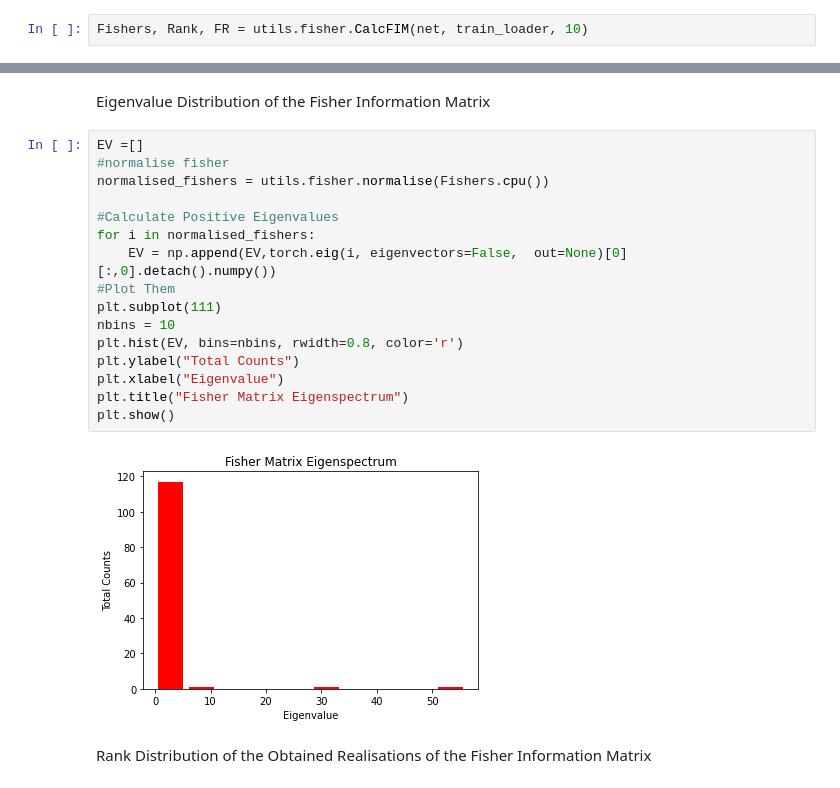
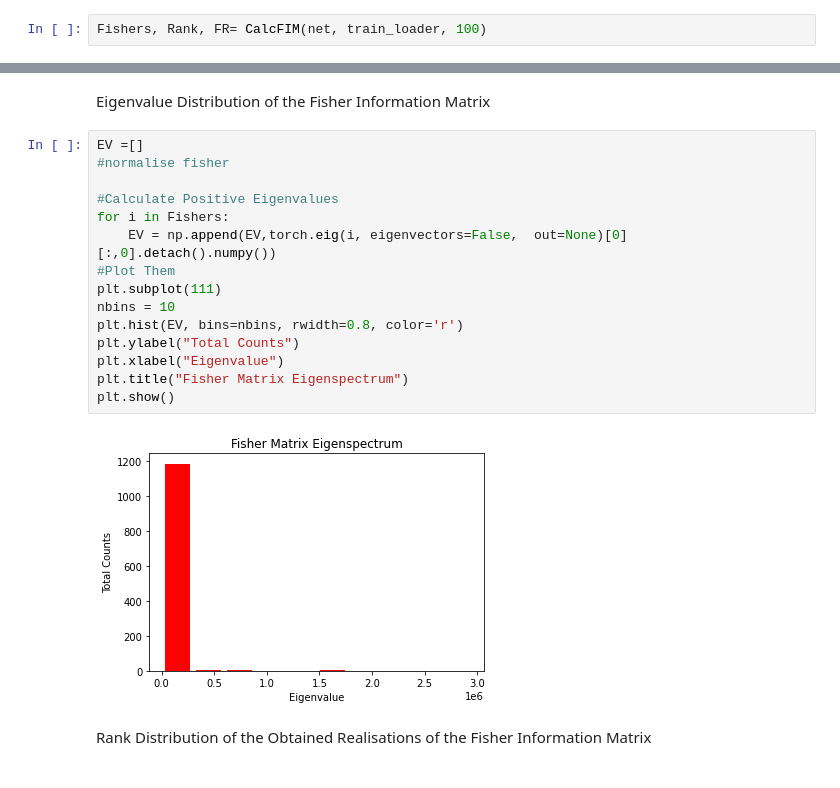
Before and after one commit to milpan/EquivariantSelfAttention, a Jupyter notebook: fisher_example.ipynb, the cells around one changed output, grey strips where cells are left out. Cells and saved outputs as stored; diff of their text form.

```diff
--- a/fisher_example.ipynb
+++ b/fisher_example.ipynb
@@ -83,5 +84,5 @@ optimizer = optim.Adam(filter(lambda p: p.requires_grad, net.parameters()), lr=0
 # %% [markdown]
 Function to obtain the Jacobian using the Torch AutoGrad
 # %%
-Fishers, Rank, FR = utils.fisher.CalcFIM(net, train_loader, 10)
+Fishers, Rank, FR= CalcFIM(net, train_loader, 100)
 # %% [output]
@@ -105,21 +131,20 @@ Eigenvalue Distribution of the Fisher Information Matrix
 # %%
 EV =[]
 #normalise fisher
-normalised_fishers = utils.fisher.normalise(Fishers.cpu())
 
 #Calculate Positive Eigenvalues
-for i in normalised_fishers:
+for i in Fishers:
     EV = np.append(EV,torch.eig(i, eigenvectors=False,  out=None)[0][:,0].detach().numpy())
 #Plot Them
 plt.subplot(111)
 nbins = 10
 plt.hist(EV, bins=nbins, rwidth=0.8, color='r')
 plt.ylabel("Total Counts")
 plt.xlabel("Eigenvalue")
 plt.title("Fisher Matrix Eigenspectrum")
 plt.show()
 # %% [output]
-[figure, old version]
+[figure, new version]
 # %% [markdown]
 Rank Distribution of the Obtained Realisations of the Fisher Information Matrix
 # %%
```
Also changed, not shown: parts of 9 cells of this notebook, 3 other files.
